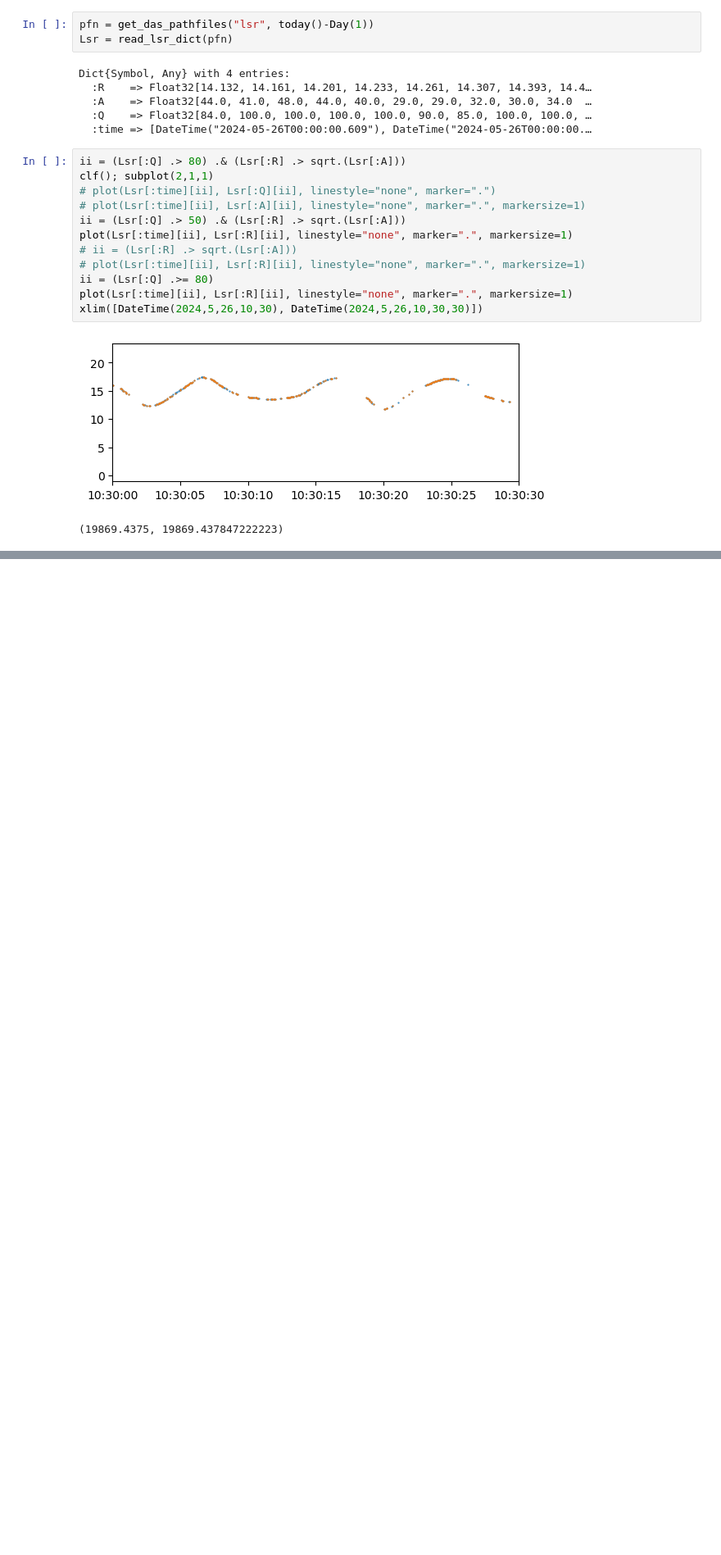
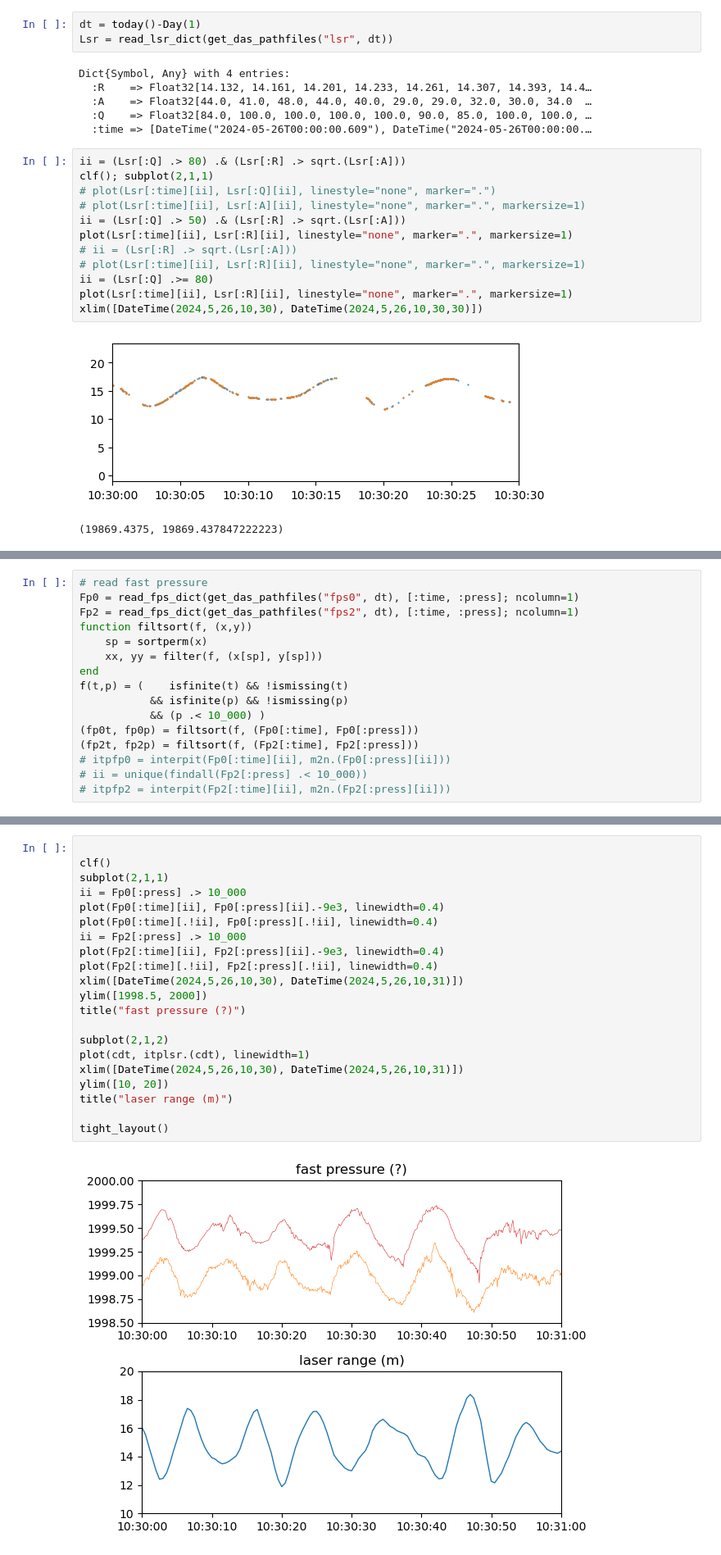
Before and after one commit to deszoeke/ASTRAL-mast, a Jupyter notebook: read_lsr.ipynb, the cells around one changed output, grey strips where cells are left out. Shown at 82% size. Drawn from its saved outputs; the diff is of its cells as text; blank space fills up the shorter version.

```diff
--- a/read_lsr.ipynb
+++ b/read_lsr.ipynb
@@ -72,8 +96,8 @@ end
 # %% [output]
 read_lsr_dict (generic function with 1 method)
 # %%
-pfn = get_das_pathfiles("lsr", today()-Day(1))
-Lsr = read_lsr_dict(pfn)
+dt = today()-Day(1)
+Lsr = read_lsr_dict(get_das_pathfiles("lsr", dt))
 # %% [output]
 Dict{Symbol, Any} with 4 entries:
   :R    => Float32[14.132, 14.161, 14.201, 14.233, 14.261, 14.307, 14.393, 14.4…
@@ -141,3 +134,19 @@ xlim([DateTime(2024,5,26,10,30), DateTime(2024,5,26,10,31)])
 # %% [output]
 [figure]
 (19869.4375, 19869.438194444443)
+# %%
+# read fast pressure
+Fp0 = read_fps_dict(get_das_pathfiles("fps0", dt), [:time, :press]; ncolumn=1)
+Fp2 = read_fps_dict(get_das_pathfiles("fps2", dt), [:time, :press]; ncolumn=1)
+function filtsort(f, (x,y))
+    sp = sortperm(x)
+    xx, yy = filter(f, (x[sp], y[sp]))
+end
+f(t,p) = (    isfinite(t) && !ismissing(t)
+           && isfinite(p) && !ismissing(p)
+           && (p .< 10_000) )
+(fp0t, fp0p) = filtsort(f, (Fp0[:time], Fp0[:press]))
+(fp2t, fp2p) = filtsort(f, (Fp2[:time], Fp2[:press]))
+# itpfp0 = interpit(Fp0[:time][ii], m2n.(Fp0[:press][ii]))
+# ii = unique(findall(Fp2[:press] .< 10_000))
+# itpfp2 = interpit(Fp2[:time][ii], m2n.(Fp2[:press][ii]))
@@ -143,0 +158,23 @@ xlim([DateTime(2024,5,26,10,30), DateTime(2024,5,26,10,31)])
+# %%
+
+clf()
+subplot(2,1,1)
+ii = Fp0[:press] .> 10_000
+plot(Fp0[:time][ii], Fp0[:press][ii].-9e3, linewidth=0.4)
+plot(Fp0[:time][.!ii], Fp0[:press][.!ii], linewidth=0.4)
+ii = Fp2[:press] .> 10_000
+plot(Fp2[:time][ii], Fp2[:press][ii].-9e3, linewidth=0.4)
+plot(Fp2[:time][.!ii], Fp2[:press][.!ii], linewidth=0.4)
+xlim([DateTime(2024,5,26,10,30), DateTime(2024,5,26,10,31)])
+ylim([1998.5, 2000])
+title("fast pressure (?)")
+
+subplot(2,1,2)
+plot(cdt, itplsr.(cdt), linewidth=1)
+xlim([DateTime(2024,5,26,10,30), DateTime(2024,5,26,10,31)])
+ylim([10, 20])
+title("laser range (m)")
+
+tight_layout()
+# %% [output]
+[figure, added]
```
Also changed, not shown: parts of 8 cells of this notebook, 4 other files.
